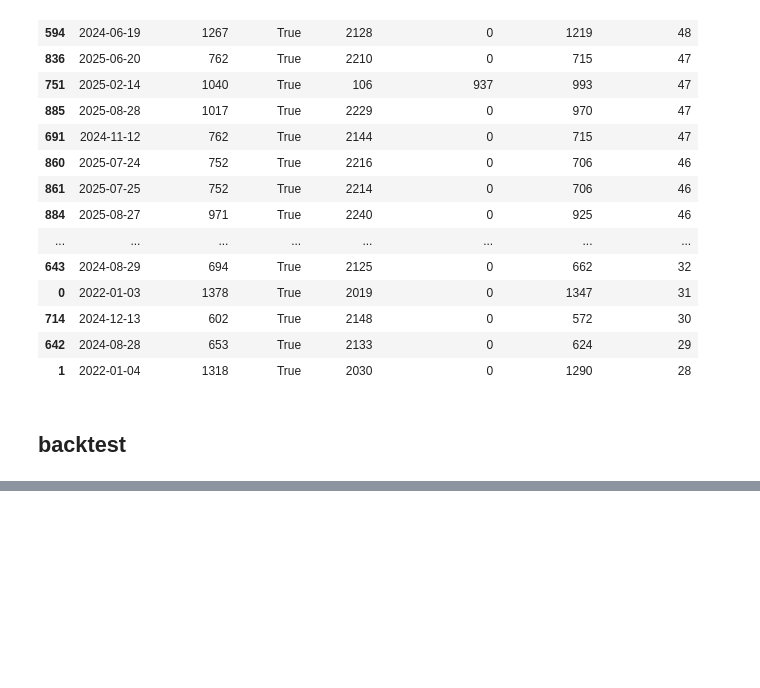
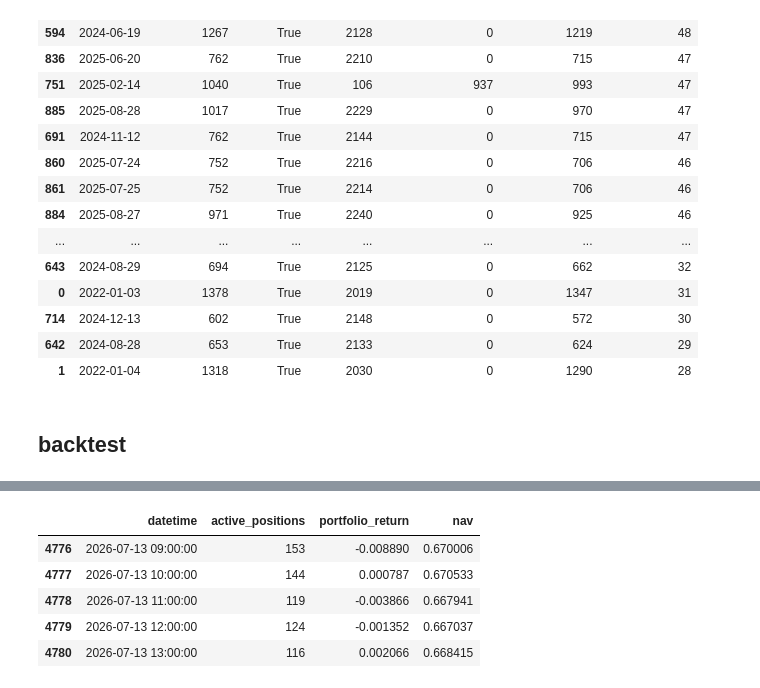
Before and after one commit to Xin95172/Quant, a Jupyter notebook: projects/CTA/學弟策略/main.ipynb, the cells around one changed output, grey strips where cells are left out. Cells and saved outputs as stored; diff of their text form; code cells hidden in the pictures; blank space fills up the shorter version.

```diff
--- a/projects/CTA/學弟策略/main.ipynb
+++ b/projects/CTA/學弟策略/main.ipynb
@@ -386,0 +486,16 @@ Top incomplete full kbar dates:
+# %%
+from backtest import run_signal_backtest
+
+trades_df, equity_df = run_signal_backtest(
+    feature_df,
+    config=config,
+)
+
+equity_df[["datetime", "active_positions", "portfolio_return", "nav"]].tail()
+# %% [output]
+|  | datetime | active_positions | portfolio_return | nav |
+| 4776 | 2026-07-13 09:00:00 | 153 | -0.008890 | 0.670006 |
+| 4777 | 2026-07-13 10:00:00 | 144 | 0.000787 | 0.670533 |
+| 4778 | 2026-07-13 11:00:00 | 119 | -0.003866 | 0.667941 |
+| 4779 | 2026-07-13 12:00:00 | 124 | -0.001352 | 0.667037 |
+| 4780 | 2026-07-13 13:00:00 | 116 | 0.002066 | 0.668415 |
```
Also changed, not shown: parts of 10 cells of this notebook, 8 other files.
